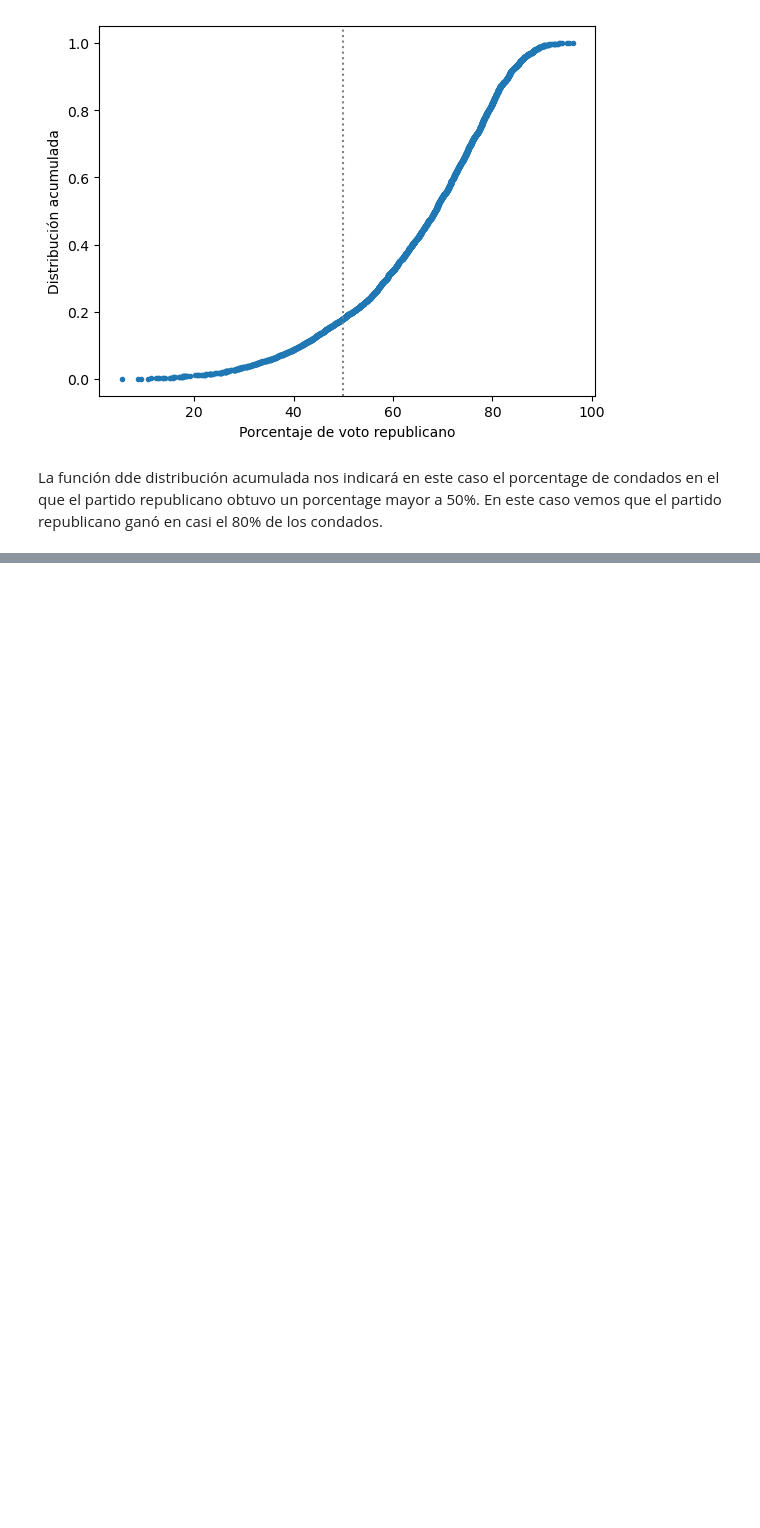
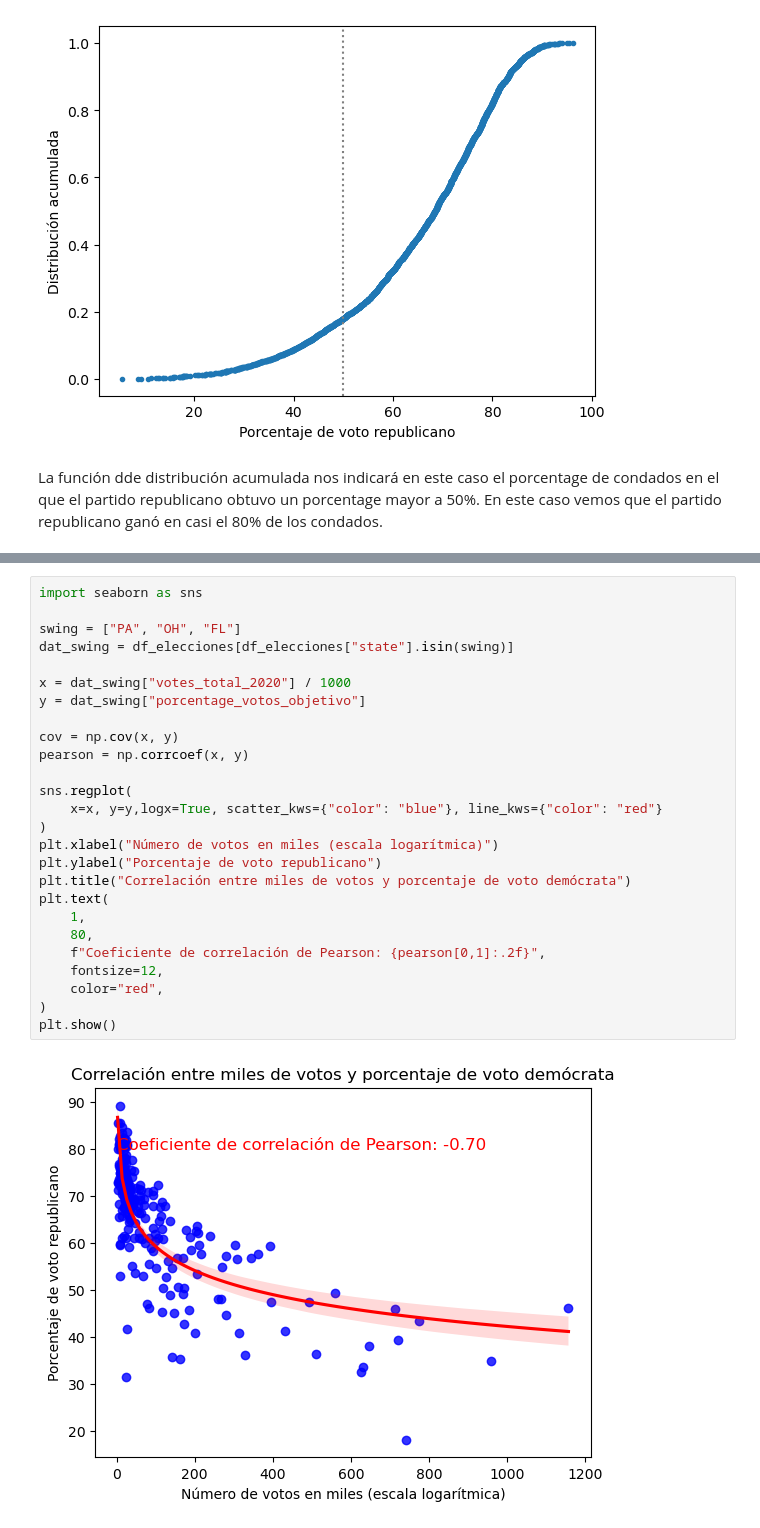
Before and after one commit to mjfura/descriptive_statistical, a Jupyter notebook: estadistica_descriptiva.ipynb, the cells around one changed output, grey strips where cells are left out. Saved outputs shown, nothing was run; the diff lists cells and outputs as text; blank space fills up the shorter version.

```diff
--- a/estadistica_descriptiva.ipynb
+++ b/estadistica_descriptiva.ipynb
@@ -131,0 +194,28 @@ La función dde distribución acumulada nos indicará en este caso el porcentage
+# %%
+import seaborn as sns
+
+swing = ["PA", "OH", "FL"]
+dat_swing = df_elecciones[df_elecciones["state"].isin(swing)]
+
+x = dat_swing["votes_total_2020"] / 1000
+y = dat_swing["porcentage_votos_objetivo"]
+
+cov = np.cov(x, y)
+pearson = np.corrcoef(x, y)
+
+sns.regplot(
+    x=x, y=y,logx=True, scatter_kws={"color": "blue"}, line_kws={"color": "red"}
+)
+plt.xlabel("Número de votos en miles (escala logarítmica)")
+plt.ylabel("Porcentaje de voto republicano")
+plt.title("Correlación entre miles de votos y porcentaje de voto demócrata")
+plt.text(
+    1,
+    80,
+    f"Coeficiente de correlación de Pearson: {pearson[0,1]:.2f}",
+    fontsize=12,
+    color="red",
+)
+plt.show()
+# %% [output]
+[figure, added]
```
Also changed, not shown: parts of 7 cells of this notebook, 1 other file.
